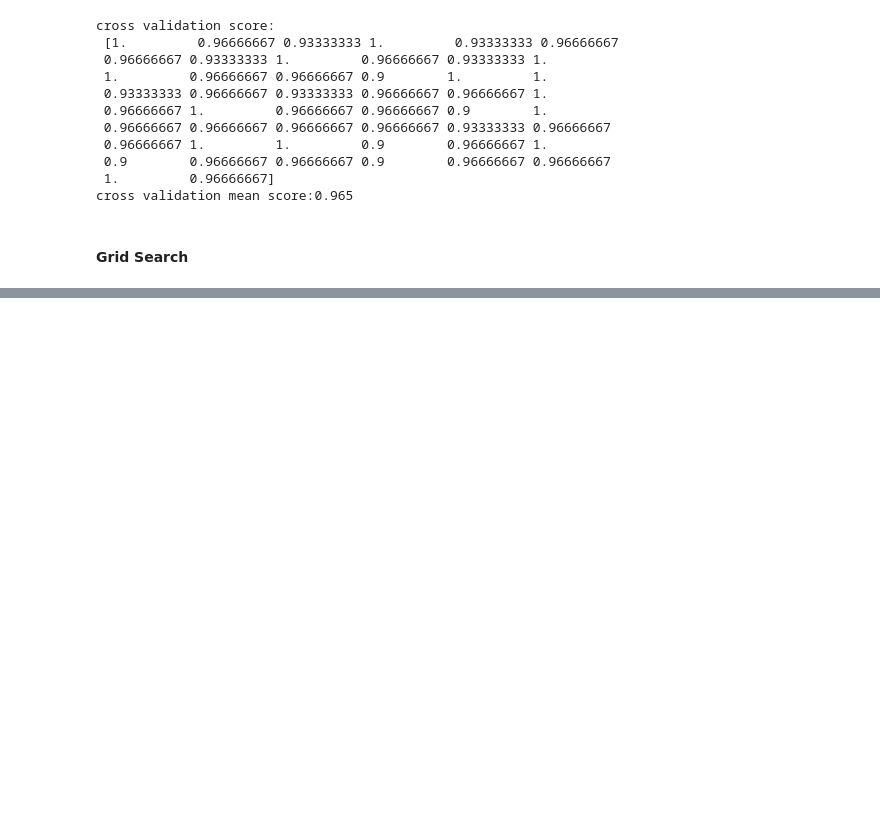
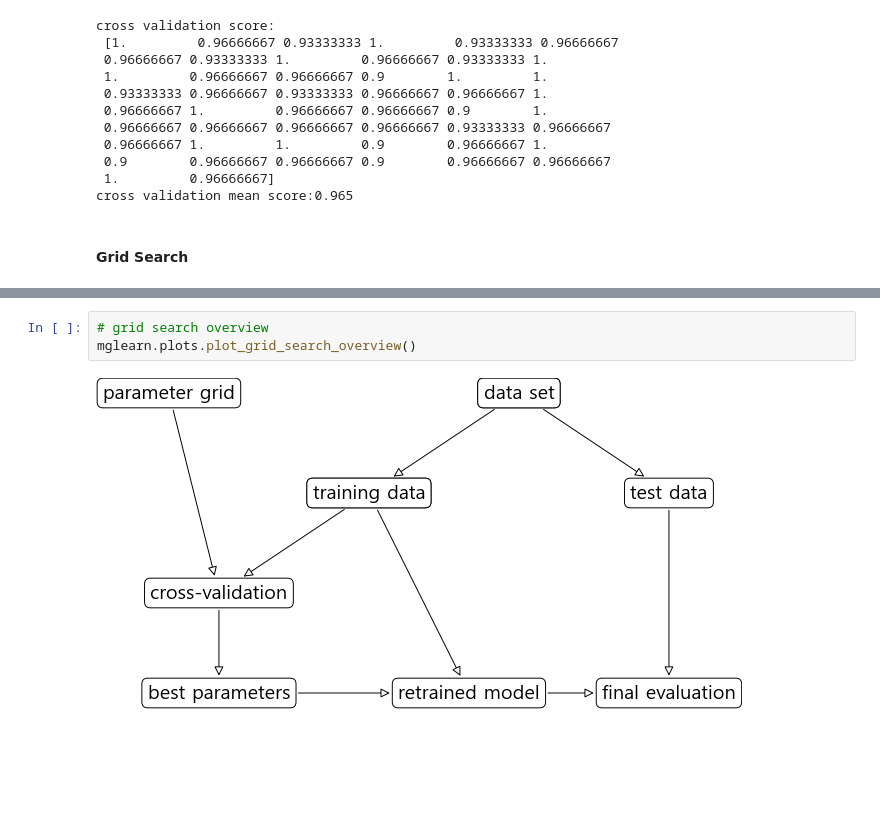
Before and after one commit to ikeven94/py_repo, a Jupyter notebook: Model Evaluation_Accuracy improvement.ipynb, the cells around one changed output, grey strips where cells are left out. Drawn from its saved outputs; the diff is of its cells as text; blank space fills up the shorter version.

```diff
--- a/Model Evaluation_Accuracy improvement.ipynb
+++ b/Model Evaluation_Accuracy improvement.ipynb
@@ -190,0 +282,5 @@ cross validation mean score:0.965
+# %%
+# grid search overview
+mglearn.plots.plot_grid_search_overview()
+# %% [output]
+[figure, added]
```
Also changed, not shown: parts of 12 cells of this notebook.
